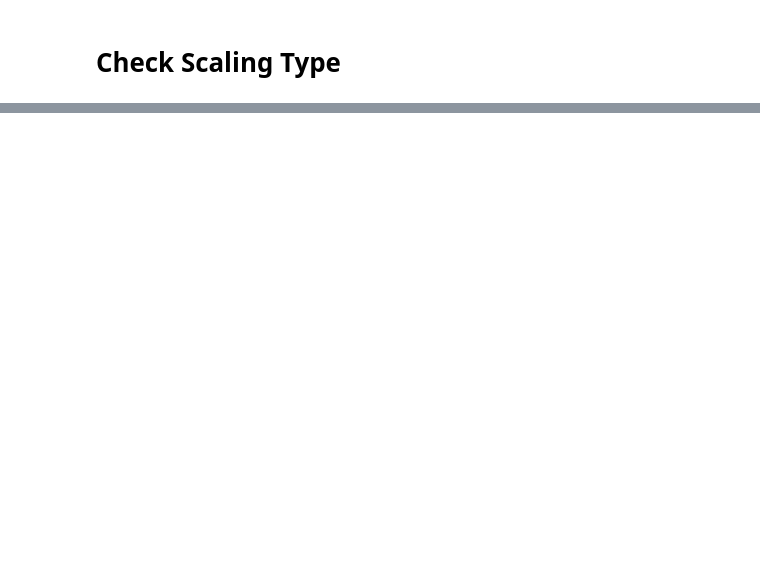
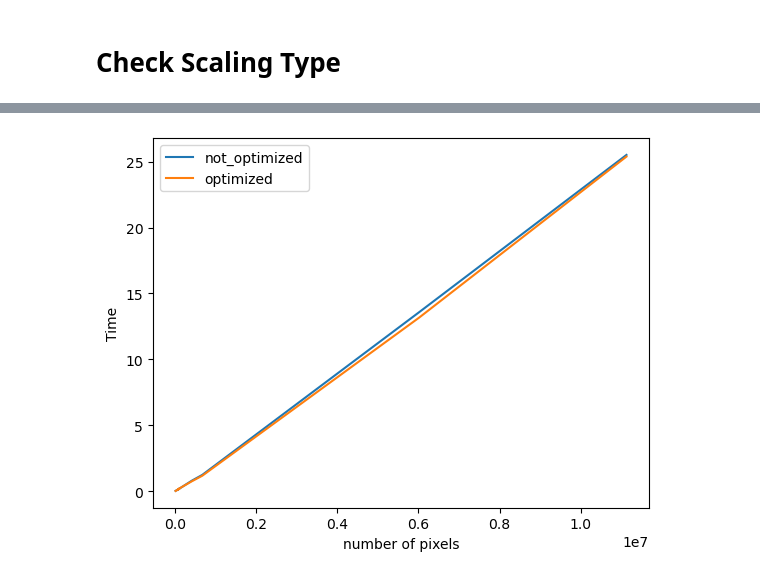
Before and after one commit to SamueleCrispino/discrete-cosine-transform-jpeg-compression, a Jupyter notebook: discrete_cosine_transform.ipynb, the cells around one changed output, grey strips where cells are left out. Drawn from its saved outputs; the diff is of its cells as text; code cells hidden in the pictures; blank space fills up the shorter version.

```diff
--- a/discrete_cosine_transform.ipynb
+++ b/discrete_cosine_transform.ipynb
@@ -403,0 +549,12 @@ support_matrix
+# %%
+plt.plot(num_pixel_list, alg_times, label = "not_optimized")
+plt.plot(num_pixel_list, alg_opt_times, label = "optimized")
+
+
+plt.xlabel("number of pixels")
+plt.ylabel("Time")
+
+plt.legend()
+plt.show()
+# %% [output]
+[figure, added]
```
Also changed, not shown: parts of 19 cells of this notebook.
